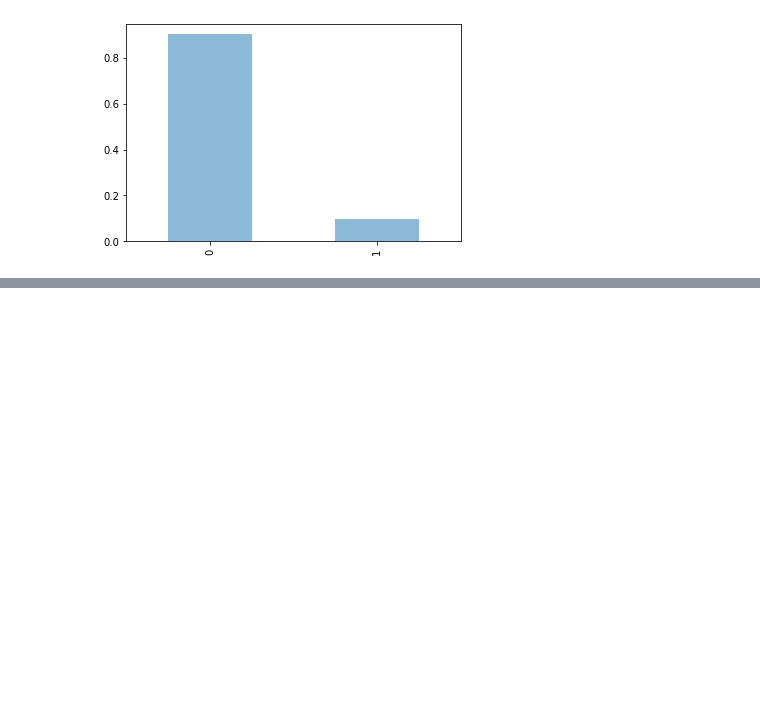
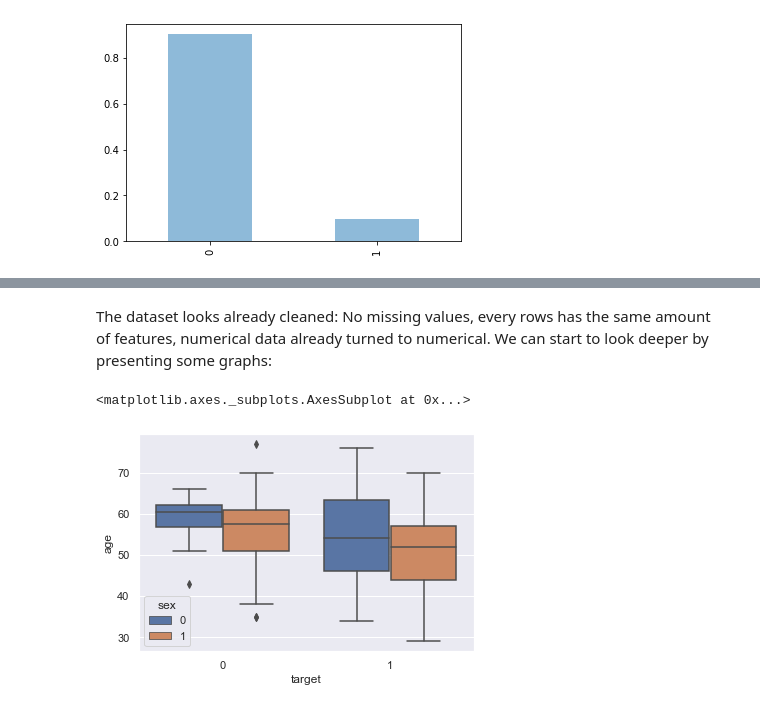
Before and after one commit to TrefleEncornet2/PortFolio, a Jupyter notebook: COVID.ipynb, the cells around one changed output, grey strips where cells are left out. Saved outputs shown, nothing was run; the diff lists cells and outputs as text; code cells hidden in the pictures; blank space fills up the shorter version.

```diff
--- a/COVID.ipynb
+++ b/COVID.ipynb
@@ -271,3 +271,7 @@ df['SARS-Cov-2 exam result'].value_counts(normalize=True).plot(kind='bar', alpha
 # %% [output]
 <matplotlib.axes._subplots.AxesSubplot at 0x...>
 [figure]
+# %%
+path = 'C:\\Users\\foucardguimax\\Desktop\\PYTHON\\Python3.7\\Machine-learnia\\Regression\\heart.csv'
+heart_data = pd.read_csv(path)
+heart_data.head()
@@ -273,0 +318,12 @@ df['SARS-Cov-2 exam result'].value_counts(normalize=True).plot(kind='bar', alpha
+# %% [markdown]
+The dataset looks already cleaned: No missing values, every rows has the same amount of features, numerical data already turned to numerical. We can start to look deeper by presenting some graphs:
+# %%
+import matplotlib.pyplot as plt
+import numpy as np
+import seaborn as sns
+sns.set()
+# %%
+sns.boxplot(x = 'target',y = 'age', hue ='sex', data=heart_data)
+# %% [output]
+<matplotlib.axes._subplots.AxesSubplot at 0x...>
+[figure, added]
```
Also changed, not shown: parts of 9 cells of this notebook.
